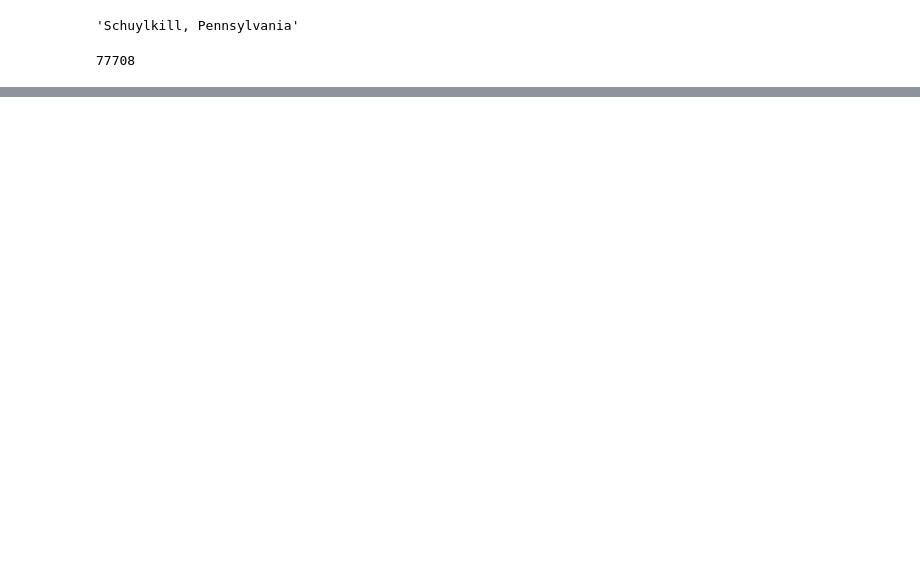
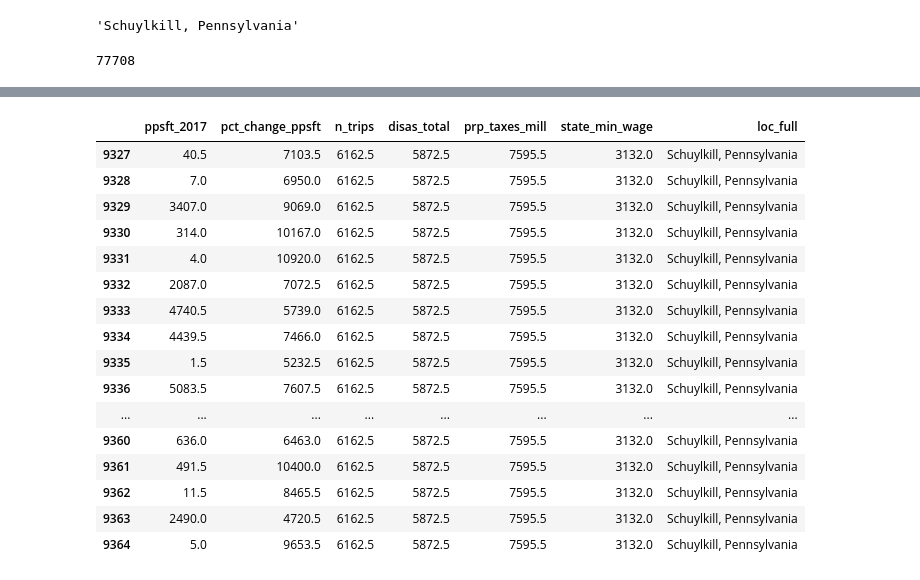
Before and after one commit to taylor-curran/vrb-know, a Jupyter notebook: data/cleaning_mr.ipynb, the cells around one changed output, grey strips where cells are left out. Drawn from its saved outputs; the diff is of its cells as text; code cells hidden in the pictures; blank space fills up the shorter version.

```diff
--- a/data/cleaning_mr.ipynb
+++ b/data/cleaning_mr.ipynb
@@ -155,0 +309,11 @@ get_city_id('Schuylkill, Pennsylvania')
+# %%
+# Build Disaster Column
+mro_disaster_columns = mro[['Earthquake',
+                            'Fire',
+                            'Flood',
+                            'Hurricane',
+                            'Severe Ice Storm',
+                            'Severe Storm(s)',
+                            'Tornado']]
+# %%
+mro['disas_total'] = mro_disaster_columns.sum(axis=1)
@@ -155,0 +323,28 @@ get_city_id('Schuylkill, Pennsylvania')
+# %%
+# Build Rank Column
+# ['pct_change_ppsft',
+#                             'n_trips',
+#                             'ppsft_2017',
+#                             'pct_change_ppsft',
+#                             'prp_taxes_mill',
+#                             'state_min_wage',
+#                             'Flood',
+#                             'Hurricane',
+#                             'Earthquake',
+#                             'Fire',
+#                             'Severe Storm(s)',
+#                             'Tornado']
+
+ranked = mro[['ppsft_2017',
+              'pct_change_ppsft',
+              'n_trips',
+              'disas_total',
+              'prp_taxes_mill',
+              'state_min_wage']].rank(ascending=[True,
+                                                 False,
+                                                 False,
+                                                 True,
+                                                 True,
+                                                 True])
+# %%
+ranked['loc_full'] = mro['loc_full']
@@ -155,0 +375,22 @@ get_city_id('Schuylkill, Pennsylvania')
+# %%
+# TODO
+# Why are there so many Schuylkill, Pennsylvania?
+ranked[ranked['loc_full'] == 'Schuylkill, Pennsylvania']
+# %% [output]
+|  | ppsft_2017 | pct_change_ppsft | n_trips | disas_total | prp_taxes_mill | state_min_wage | loc_full |
+| 9327 | 40.5 | 7103.5 | 6162.5 | 5872.5 | 7595.5 | 3132.0 | Schuylkill, Pennsylvania |
+| 9328 | 7.0 | 6950.0 | 6162.5 | 5872.5 | 7595.5 | 3132.0 | Schuylkill, Pennsylvania |
+| 9329 | 3407.0 | 9069.0 | 6162.5 | 5872.5 | 7595.5 | 3132.0 | Schuylkill, Pennsylvania |
+| 9330 | 314.0 | 10167.0 | 6162.5 | 5872.5 | 7595.5 | 3132.0 | Schuylkill, Pennsylvania |
+| 9331 | 4.0 | 10920.0 | 6162.5 | 5872.5 | 7595.5 | 3132.0 | Schuylkill, Pennsylvania |
+| 9332 | 2087.0 | 7072.5 | 6162.5 | 5872.5 | 7595.5 | 3132.0 | Schuylkill, Pennsylvania |
+| 9333 | 4740.5 | 5739.0 | 6162.5 | 5872.5 | 7595.5 | 3132.0 | Schuylkill, Pennsylvania |
+| 9334 | 4439.5 | 7466.0 | 6162.5 | 5872.5 | 7595.5 | 3132.0 | Schuylkill, Pennsylvania |
+| 9335 | 1.5 | 5232.5 | 6162.5 | 5872.5 | 7595.5 | 3132.0 | Schuylkill, Pennsylvania |
+| 9336 | 5083.5 | 7607.5 | 6162.5 | 5872.5 | 7595.5 | 3132.0 | Schuylkill, Pennsylvania |
+| ... | ... | ... | ... | ... | ... | ... | ... |
+| 9360 | 636.0 | 6463.0 | 6162.5 | 5872.5 | 7595.5 | 3132.0 | Schuylkill, Pennsylvania |
+| 9361 | 491.5 | 10400.0 | 6162.5 | 5872.5 | 7595.5 | 3132.0 | Schuylkill, Pennsylvania |
+| 9362 | 11.5 | 8465.5 | 6162.5 | 5872.5 | 7595.5 | 3132.0 | Schuylkill, Pennsylvania |
+| 9363 | 2490.0 | 4720.5 | 6162.5 | 5872.5 | 7595.5 | 3132.0 | Schuylkill, Pennsylvania |
+| 9364 | 5.0 | 9653.5 | 6162.5 | 5872.5 | 7595.5 | 3132.0 | Schuylkill, Pennsylvania |
```
Also changed, not shown: parts of 16 cells of this notebook.
